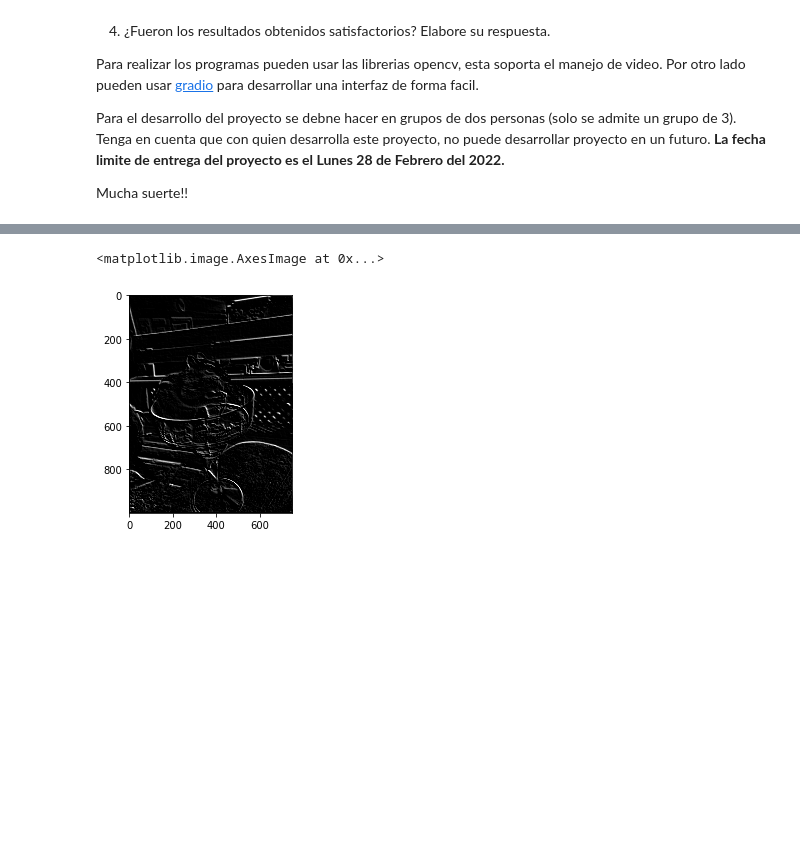
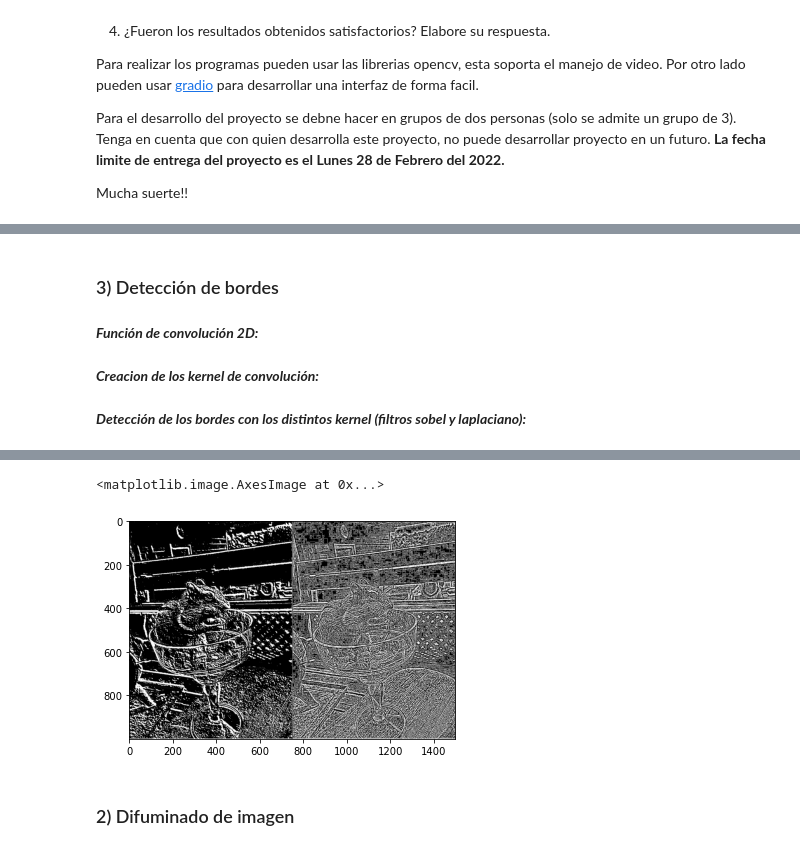
Before and after one commit to DaveAlsina/proyecto1vision, a Jupyter notebook: proyecto1/Proyecto I Filter me.ipynb, the cells around one changed output, grey strips where cells are left out. Cells and saved outputs as stored; diff of their text form; code cells hidden in the pictures; blank space fills up the shorter version.

```diff
--- a/proyecto1/Proyecto I Filter me.ipynb
+++ b/proyecto1/Proyecto I Filter me.ipynb
@@ -37,2 +61,6 @@ from matplotlib import pyplot as plt
+# %% [markdown]
+### 3) Detección de bordes
+# %% [markdown]
+***Función de convolución 2D:***
 # %%
 def convolve2D(image: np.ndarray, kernel: np.ndarray):
@@ -39,4 +70,6 @@ def convolve2D(image: np.ndarray, kernel: np.ndarray):
     return signal.convolve2d(image, kernel, mode='same', boundary='fill')
+# %% [markdown]
+***Creacion de los kernel de convolución:***
 # %%
 def make_sobelx_kernel():
     return np.array([[-1, 0, 1],[-2, 0, 2],[-1, 0, 1]])
@@ -46,6 +79,8 @@ def make_sobely_kernel():
 # %%
 def laplacian_kernel():
     return np.array([[0,1,0],[1,-4,1],[0,1,0]])
+# %% [markdown]
+***Detección de los bordes con los distintos kernel (filtros sobel y laplaciano):***
 # %%
 def sobel(img: np.ndarray):
 
@@ -63,10 +98,12 @@ def sobel(img: np.ndarray):
     convolved_img_y = convolve2D(gray, ky)
 
     #suma las imagenes filtradas con sobel
-    convolved_img = (convolved_img_x + convolved_img_y)/2
+    convolved_img = (convolved_img_x + convolved_img_y)
+    convolved_img = (convolved_img - np.mean(convolved_img))/ \
+                    (np.var(convolved_img))
 
 
-    return convolved_img.astype('uint8')
+    return (255*convolved_img).astype('uint8')
 # %%
 def laplace(img):
     #convierte la imagen a escala de grises
@@ -81,6 +118,10 @@ def laplace(img):
     return convolved_img.astype('uint8')
 # %%
 %%time
-img = cv2.imread("../imgs/img1.jpg")
-plt.imshow(sobel(img), cmap='gray', vmin=0, vmax=255)
+load_img = cv2.imread("../imgs/img1.jpg")
+load_img = cv2.cvtColor(load_img, cv2.COLOR_BGR2RGB)
+
+plt.imshow(np.column_stack([sobel(load_img),
+                            laplace(load_img)]),
+           cmap='gray', vmin=0, vmax=255)
 # %% [output]
@@ -88,4 +130,6 @@ Wall time: 121 ms
 <matplotlib.image.AxesImage at 0x...>
-[figure, old version]
+[figure, new version]
+# %% [markdown]
+### 2) Difuminado de imagen
 # %%
 def difuminate(img, filter_size):
```
Also changed, not shown: parts of 19 cells of this notebook, 1 other file.
